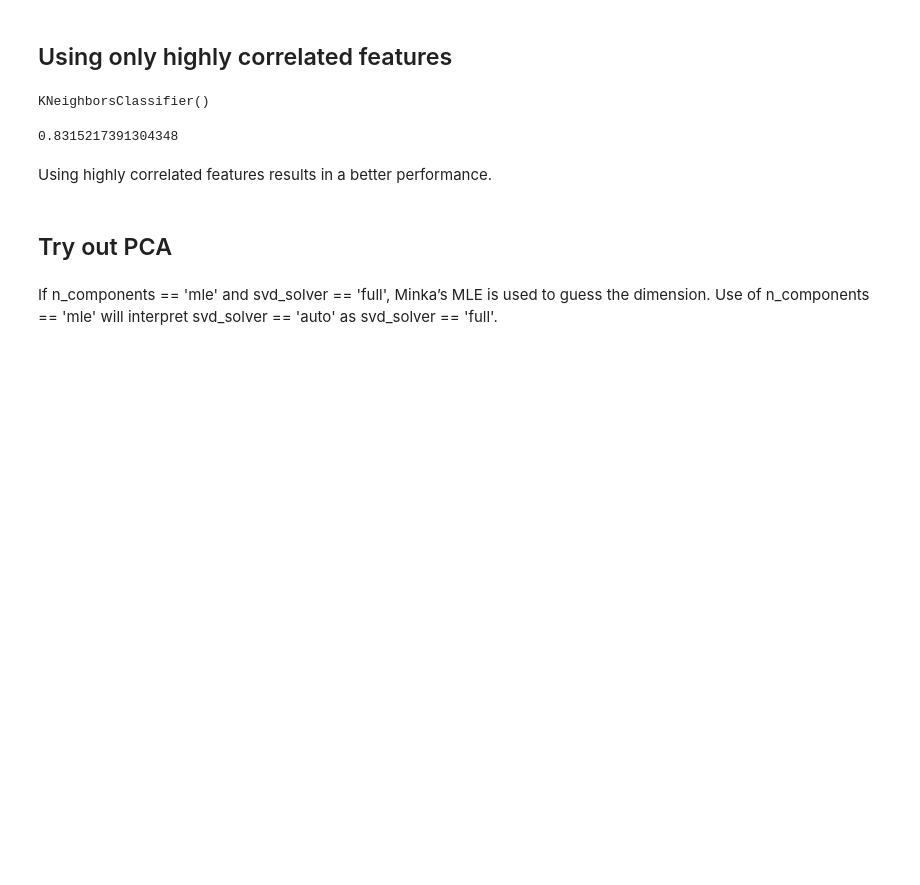
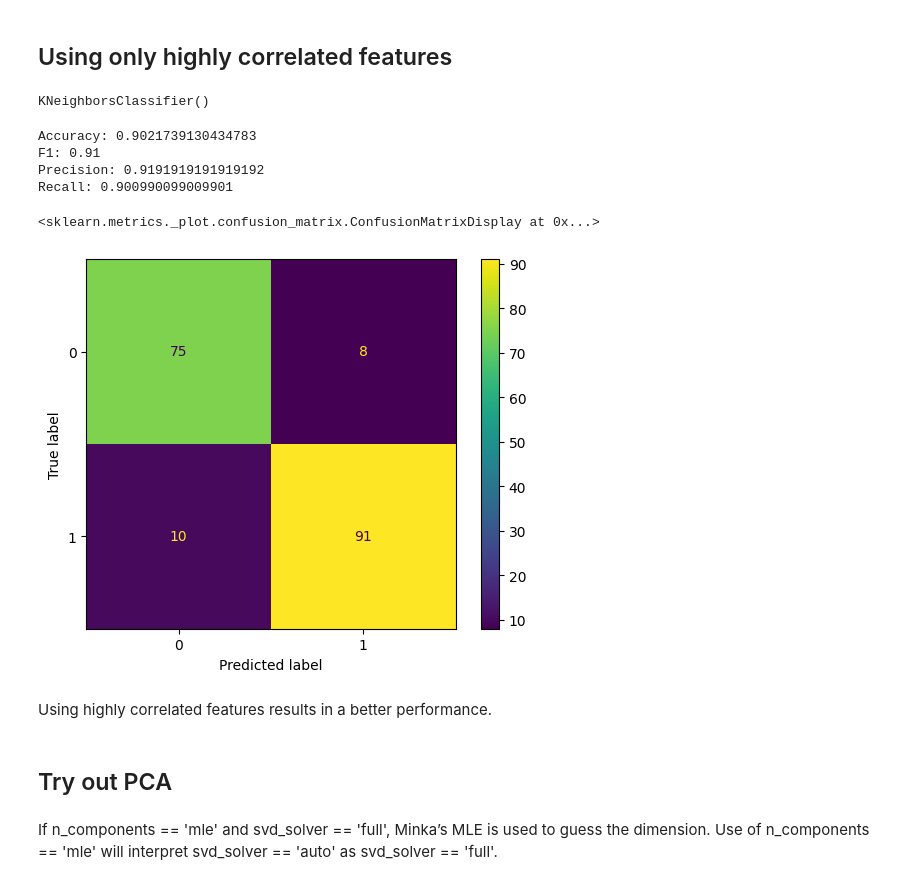
Before and after one commit to samyamaryal/Heart-Disease-Prediction, a Jupyter notebook: code/knn_classifier.ipynb, the cells around one changed output. Saved outputs shown, nothing was run; the diff lists cells and outputs as text; code cells hidden in the pictures; blank space fills up the shorter version.

```diff
--- a/code/knn_classifier.ipynb
+++ b/code/knn_classifier.ipynb
@@ -54,15 +89,24 @@ high_corr_features.remove('HeartDisease')
 X = df[high_corr_features]
 y = df['HeartDisease']
 # %%
-X_train, X_test, y_train, y_test = train_test_split(X, y, test_size=0.2)
+X_train_corr, X_test_corr, y_train, y_test = train_test_split(X, y, test_size=0.2)
 knnmodel = KNeighborsClassifier() #using default of 5 for now
-knnmodel.fit(X_train, y_train)
+knnmodel.fit(X_train_corr, y_train)
 # %% [output]
 KNeighborsClassifier()
-# %%
-knnmodel.score(X_test, y_test)
-# %% [output]
-0.8315217391304348
+# %%
+y_pred = knnmodel.predict(X_test_corr)
+get_metrics(y_test, y_pred)
+# %% [output]
+Accuracy: 0.9021739130434783
+F1: 0.91
+Precision: 0.9191919191919192
+Recall: 0.900990099009901
+# %%
+ConfusionMatrixDisplay(confusion_matrix(y_test, y_pred)).plot()
+# %% [output]
+<sklearn.metrics._plot.confusion_matrix.ConfusionMatrixDisplay at 0x...>
+[figure, added]
 # %% [markdown]
 Using highly correlated features results in a better performance.
 # %% [markdown]
```
Also changed, not shown: parts of 29 cells of this notebook, 2 other files.
